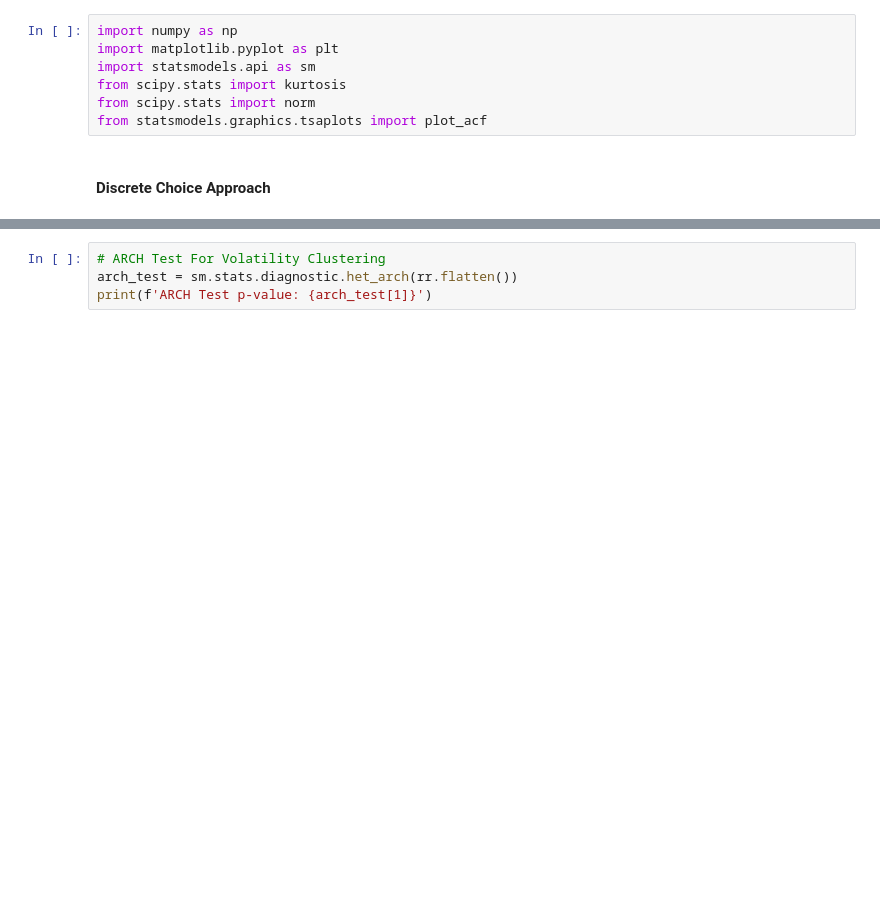
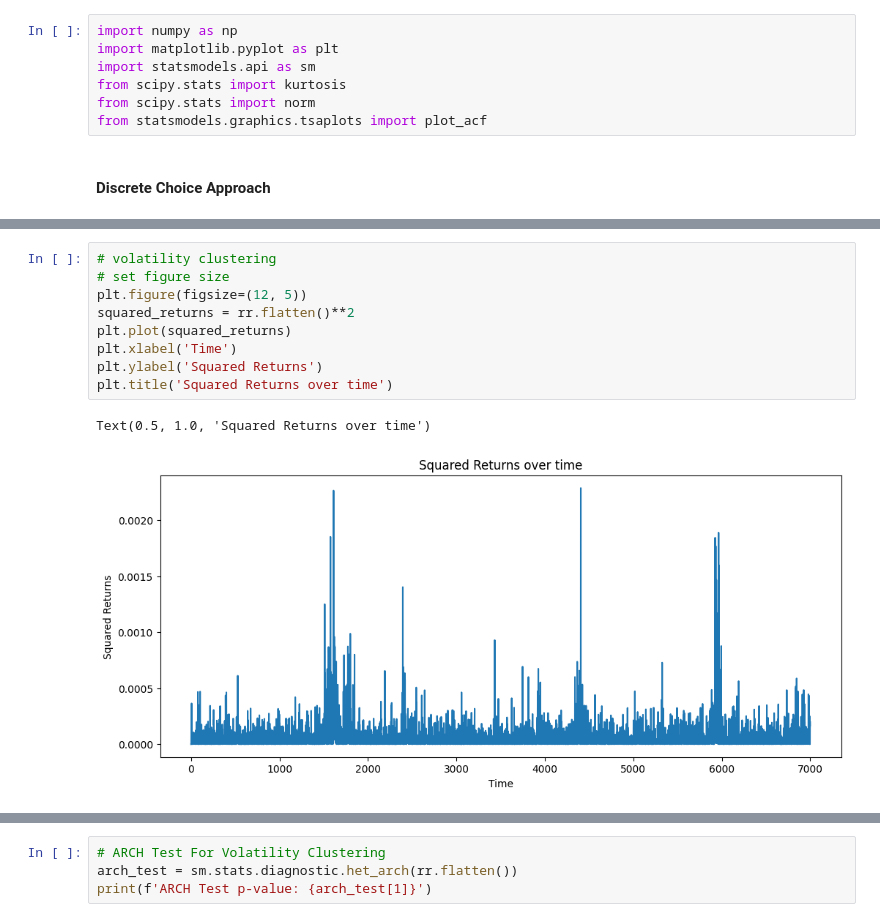
Before and after one commit to alexandrosdp/StockMarketABM, a Jupyter notebook: BaseModel.ipynb, the cells around one changed output, grey strips where cells are left out. Drawn from its saved outputs; the diff is of its cells as text; blank space fills up the shorter version.

```diff
--- a/BaseModel.ipynb
+++ b/BaseModel.ipynb
@@ -143,3 +144,15 @@ plt.show()
+# %%
+# volatility clustering
+# set figure size
+plt.figure(figsize=(12, 5))
+squared_returns = rr.flatten()**2
+plt.plot(squared_returns)
+plt.xlabel('Time')
+plt.ylabel('Squared Returns')
+plt.title('Squared Returns over time')
+# %% [output]
+Text(0.5, 1.0, 'Squared Returns over time')
+[figure, added]
 # %%
 # Step 3: Autocorrelation Analysis
 fig, ax = plt.subplots(2, 1, figsize=(12, 8))
```
Also changed, not shown: parts of 5 cells of this notebook, 1 other file.
